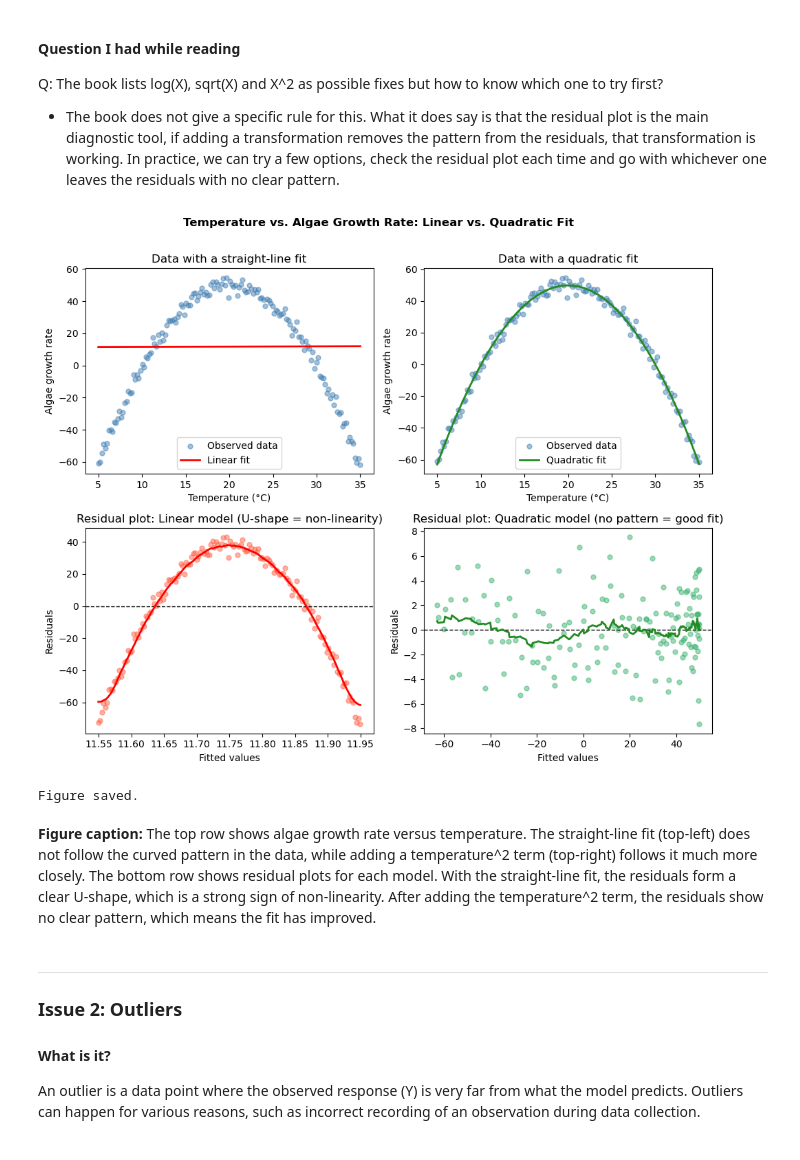
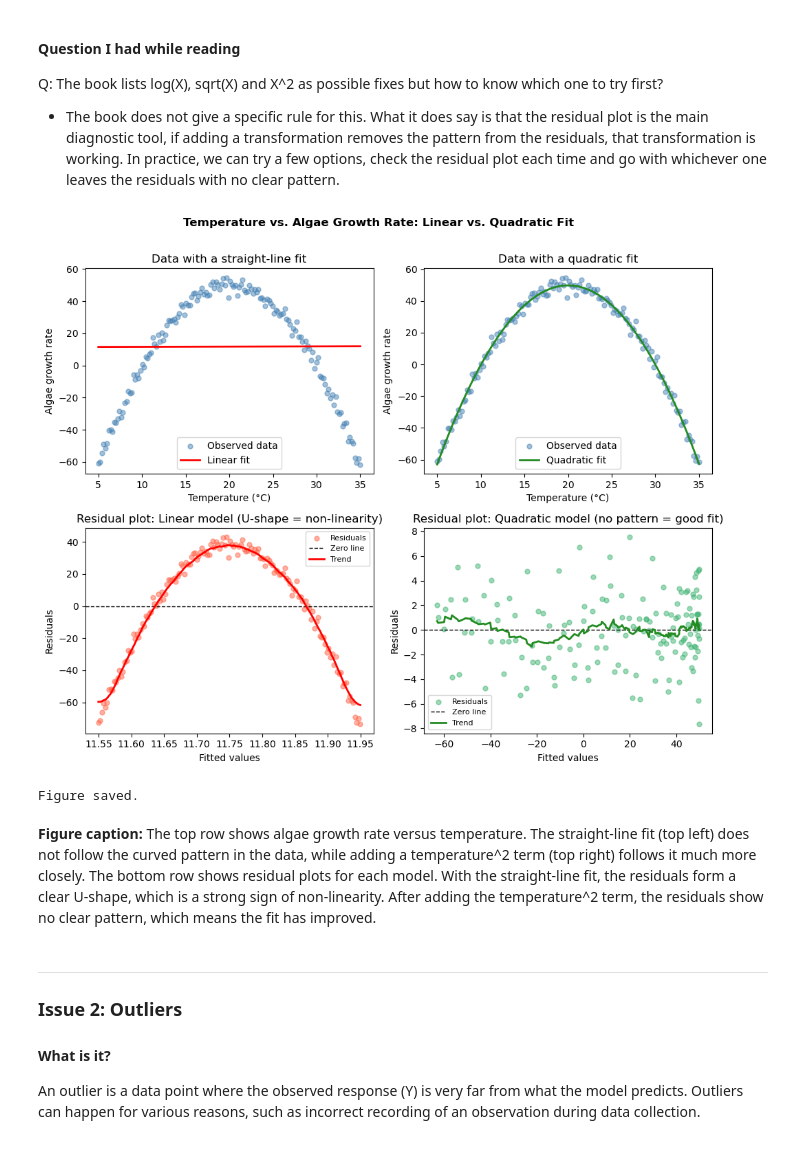
Before and after one commit to aakriti-poudel-chhetri/assignment-2, a Jupyter notebook: task1/hw2-task1.ipynb, the cells around one changed output. Saved outputs shown, nothing was run; the diff lists cells and outputs as text; code cells hidden in the pictures.

```diff
--- a/task1/hw2-task1.ipynb
+++ b/task1/hw2-task1.ipynb
@@ -68,9 +72,9 @@ Q: The book lists log(X), sqrt(X) and X^2 as possible fixes but how to know whic
 
 # Generate 150 observations of temperature (X) and algae growth rate (Y)
 n = 150
-X = np.linspace(5, 35, n)                           # temperature range (°C)
+X = np.linspace(5, 35, n) # temperature range (°C)
 noise = np.random.normal(0, 3, n)
-Y = -0.5 * (X - 20)**2 + 50 + noise                 # true relationship is a downward parabola
+Y = -0.5 * (X - 20)**2 + 50 + noise # true relationship is a downward parabola
 
 # Reshape X into a column for scikit-learn
 X_reshaped = X.reshape(-1, 1)
@@ -99,44 +103,46 @@ axes[0, 0].set_ylabel('Algae growth rate')
 axes[0, 0].set_title('Data with a straight-line fit')
 axes[0, 0].legend()
 
 # Top-right: data with quadratic fit
 axes[0, 1].scatter(X, Y, alpha=0.5, color='steelblue', s=25, label='Observed data')
 axes[0, 1].plot(X, Y_pred_quad, color='forestgreen', linewidth=2, label='Quadratic fit')
 axes[0, 1].set_xlabel('Temperature (°C)')
 axes[0, 1].set_ylabel('Algae growth rate')
 axes[0, 1].set_title('Data with a quadratic fit')
 axes[0, 1].legend()
 
 # Bottom-left: residual plot for linear model
-axes[1, 0].scatter(Y_pred_lin, residuals_lin, alpha=0.5, color='tomato', s=25)
-axes[1, 0].axhline(0, color='black', linewidth=1, linestyle='--')
+axes[1, 0].scatter(Y_pred_lin, residuals_lin, alpha=0.5, color='tomato', s=25, label='Residuals')
+axes[1, 0].axhline(0, color='black', linewidth=1, linestyle='--', label='Zero line')
 # Smooth trend line through residuals
 sorted_idx = np.argsort(Y_pred_lin)
 smooth_resid_lin = uniform_filter1d(residuals_lin[sorted_idx], size=20)
-axes[1, 0].plot(Y_pred_lin[sorted_idx], smooth_resid_lin, color='red', linewidth=2)
+axes[1, 0].plot(Y_pred_lin[sorted_idx], smooth_resid_lin, color='red', linewidth=2, label='Trend')
 axes[1, 0].set_xlabel('Fitted values')
 axes[1, 0].set_ylabel('Residuals')
 axes[1, 0].set_title('Residual plot: Linear model (U-shape = non-linearity)')
+axes[1, 0].legend(fontsize=8)
 
 # Bottom-right: residual plot for quadratic model
 sorted_idx2 = np.argsort(Y_pred_quad)
 smooth_resid_quad = uniform_filter1d(residuals_quad[sorted_idx2], size=20)
-axes[1, 1].scatter(Y_pred_quad, residuals_quad, alpha=0.5, color='mediumseagreen', s=25)
-axes[1, 1].axhline(0, color='black', linewidth=1, linestyle='--')
-axes[1, 1].plot(Y_pred_quad[sorted_idx2], smooth_resid_quad, color='forestgreen', linewidth=2)
+axes[1, 1].scatter(Y_pred_quad, residuals_quad, alpha=0.5, color='mediumseagreen', s=25, label='Residuals')
+axes[1, 1].axhline(0, color='black', linewidth=1, linestyle='--', label='Zero line')
+axes[1, 1].plot(Y_pred_quad[sorted_idx2], smooth_resid_quad, color='forestgreen', linewidth=2, label='Trend')
 axes[1, 1].set_xlabel('Fitted values')
 axes[1, 1].set_ylabel('Residuals')
 axes[1, 1].set_title('Residual plot: Quadratic model (no pattern = good fit)')
+axes[1, 1].legend(fontsize=8)
 
 plt.tight_layout()
-plt.savefig('issue1_nonlinearity.png', dpi=150, bbox_inches='tight')
+plt.savefig('figures/issue1_nonlinearity.png', dpi=150, bbox_inches='tight')
 plt.show()
 print('Figure saved.')
 # %% [output]
-[figure, old version]
+[figure, new version]
 Figure saved.
 # %% [markdown]
-**Figure caption:** The top row shows algae growth rate versus temperature. The straight-line fit (top-left) does not follow the curved pattern in the data, while adding a temperature^2 term (top-right) follows it much more closely. The bottom row shows residual plots for each model. With the straight-line fit, the residuals form a clear U-shape, which is a strong sign of non-linearity. After adding the temperature^2 term, the residuals show no clear pattern, which means the fit has improved.
+**Figure caption:** The top row shows algae growth rate versus temperature. The straight-line fit (top left) does not follow the curved pattern in the data, while adding a temperature^2 term (top right) follows it much more closely. The bottom row shows residual plots for each model. With the straight-line fit, the residuals form a clear U-shape, which is a strong sign of non-linearity. After adding the temperature^2 term, the residuals show no clear pattern, which means the fit has improved.
 # %% [markdown]
 ---
 
```
Also changed, not shown: parts of 3 cells of this notebook, 5 other files.
